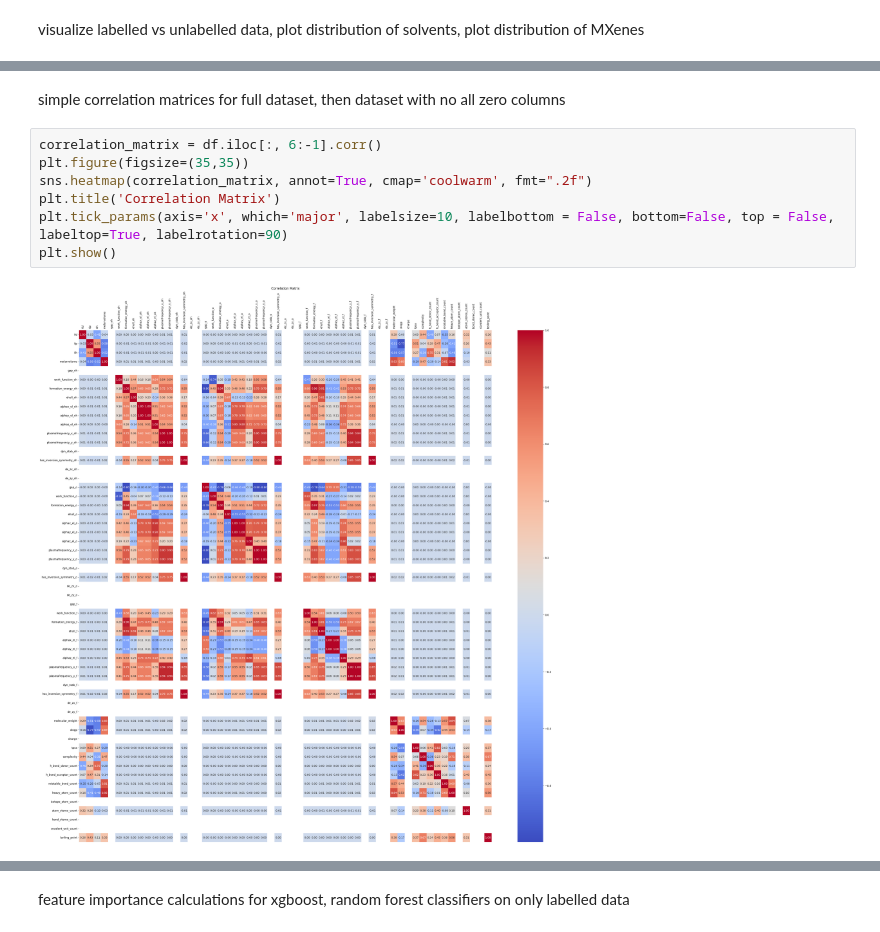
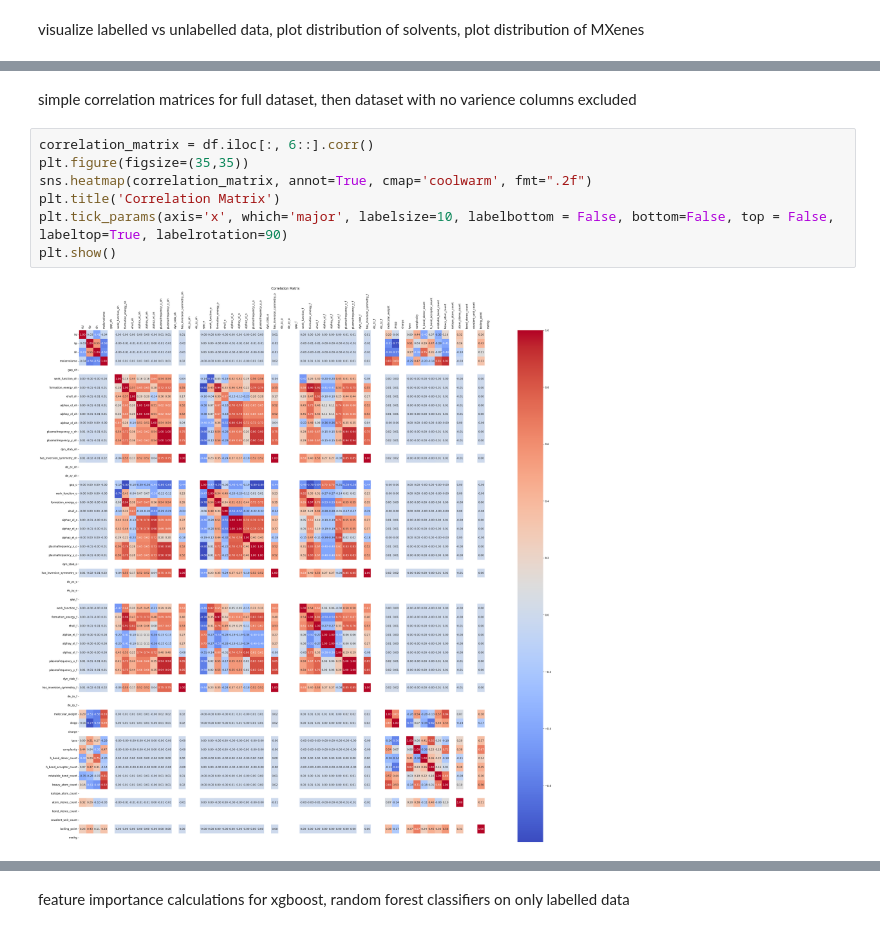
Before and after one commit to LRoch812/MXene_Solvent, a Jupyter notebook: unmodified_data_analysis.ipynb, the cells around one changed output, grey strips where cells are left out. Cells and saved outputs as stored; diff of their text form.

```diff
--- a/unmodified_data_analysis.ipynb
+++ b/unmodified_data_analysis.ipynb
@@ -66,12 +69,12 @@ plt.show()
 # %% [markdown]
-simple correlation matrices for full dataset, then dataset with no all zero columns
+simple correlation matrices for full dataset, then dataset with no varience columns excluded
 # %%
-correlation_matrix = df.iloc[:, 6:-1].corr()
+correlation_matrix = df.iloc[:, 6::].corr()
 plt.figure(figsize=(35,35))
 sns.heatmap(correlation_matrix, annot=True, cmap='coolwarm', fmt=".2f")
 plt.title('Correlation Matrix')
 plt.tick_params(axis='x', which='major', labelsize=10, labelbottom = False, bottom=False, top = False, labeltop=True, labelrotation=90)
 plt.show()
 # %% [output]
-[figure, old version]
+[figure, new version]
 # %%
```
Also changed, not shown: parts of 10 cells of this notebook.
